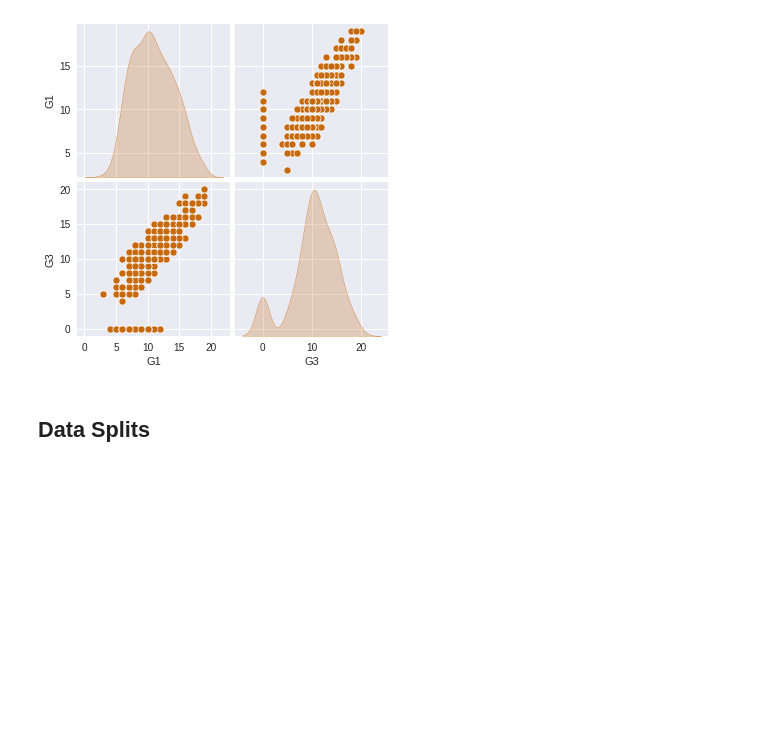
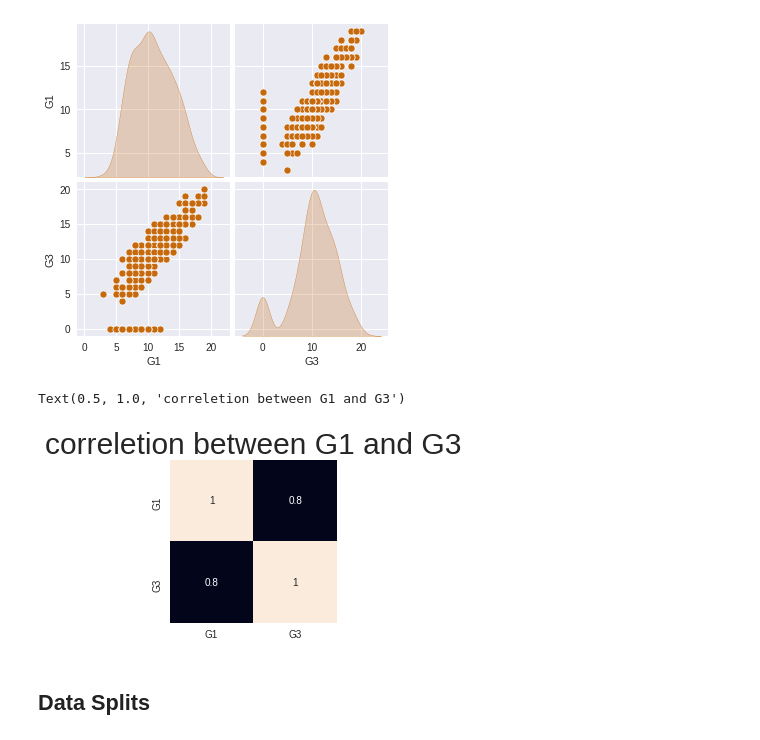
Before and after one commit to charithcherry/MLnow_2.0, a Jupyter notebook: 03_LinearRegression/3a_Univariate.ipynb, the cells around one changed output. Cells and saved outputs as stored; diff of their text form; code cells hidden in the pictures; blank space fills up the shorter version.

```diff
--- a/03_LinearRegression/3a_Univariate.ipynb
+++ b/03_LinearRegression/3a_Univariate.ipynb
@@ -114,6 +136,13 @@ sns.pairplot(uniMathData,
 # %% [output]
 <seaborn.axisgrid.PairGrid at 0x...>
 [figure]
+# %%
+fig, ax = plt.subplots(figsize=(3,3))
+sns.heatmap(uniMathData.corr(),annot=True, cbar=False ,ax=ax)
+ax.set_title('correletion between G1 and G3', fontsize=30)
+# %% [output]
+Text(0.5, 1.0, 'correletion between G1 and G3')
+[figure, added]
 # %% [markdown]
 ## Data Splits
 # %%
```
Also changed, not shown: parts of 20 cells of this notebook.
